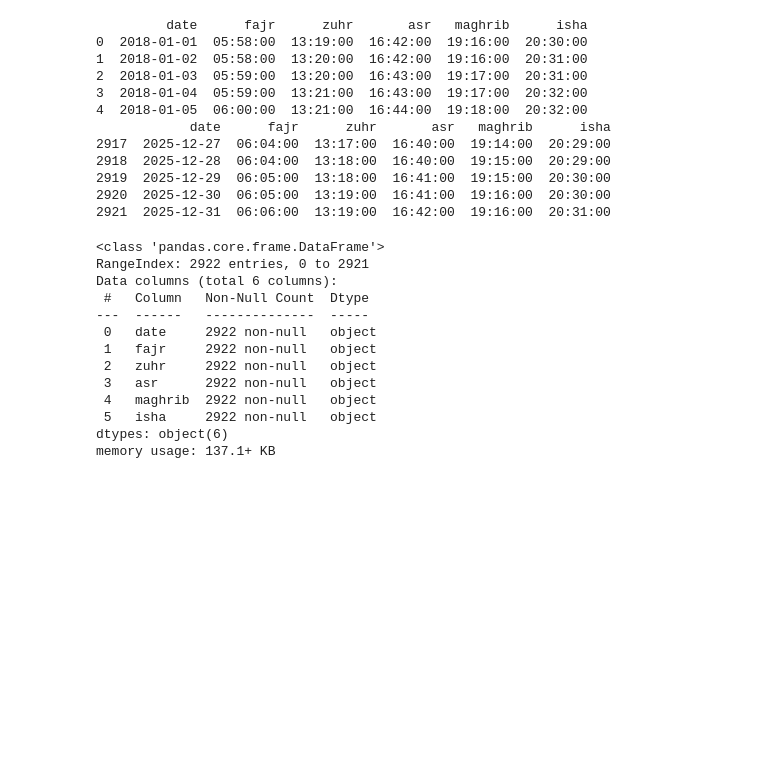
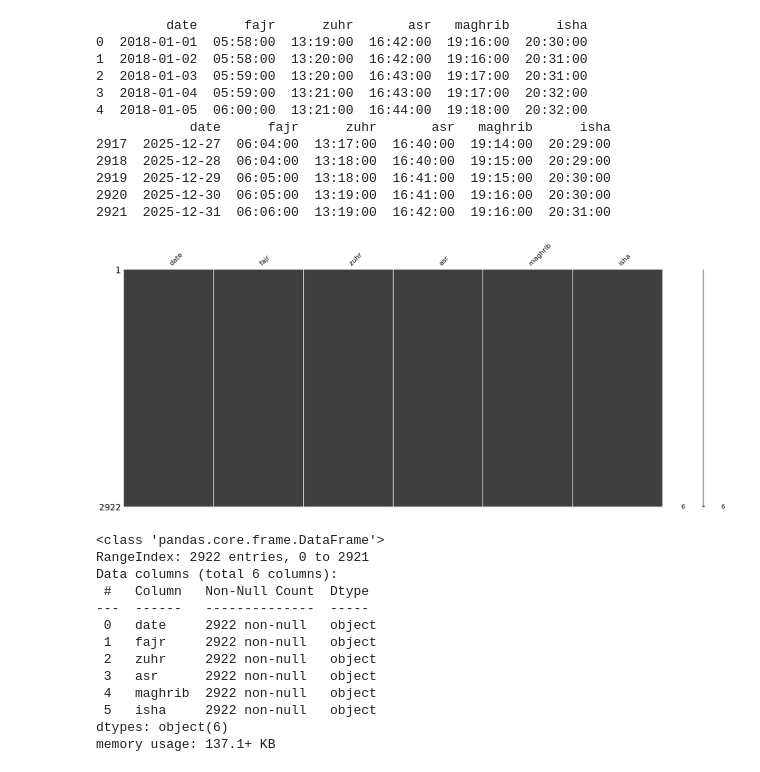
Before and after one commit to azamsuratem/predictprayertimes, a Jupyter notebook: python/objectives_1_and_2.ipynb, the cells around one changed output. Saved outputs shown, nothing was run; the diff lists cells and outputs as text; code cells hidden in the pictures; blank space fills up the shorter version.

Commit message:
- add missing matrix - add EDA - time series plots, ADF, ACF and PACF plots

```diff
--- a/python/objectives_1_and_2.ipynb
+++ b/python/objectives_1_and_2.ipynb
@@ -53,6 +51,11 @@ print(esolatDF.tail())
 2919  2025-12-29  06:05:00  13:18:00  16:41:00  19:15:00  20:30:00
 2920  2025-12-30  06:05:00  13:19:00  16:41:00  19:16:00  20:30:00
 2921  2025-12-31  06:06:00  13:19:00  16:42:00  19:16:00  20:31:00
+# %%
+MissingMatrix(esolatDF)
+plt.show()
+# %% [output]
+[figure, added]
 # %%
 esolatDF.info()
 # %% [output]
```
Also changed, not shown: parts of 49 cells of this notebook.
